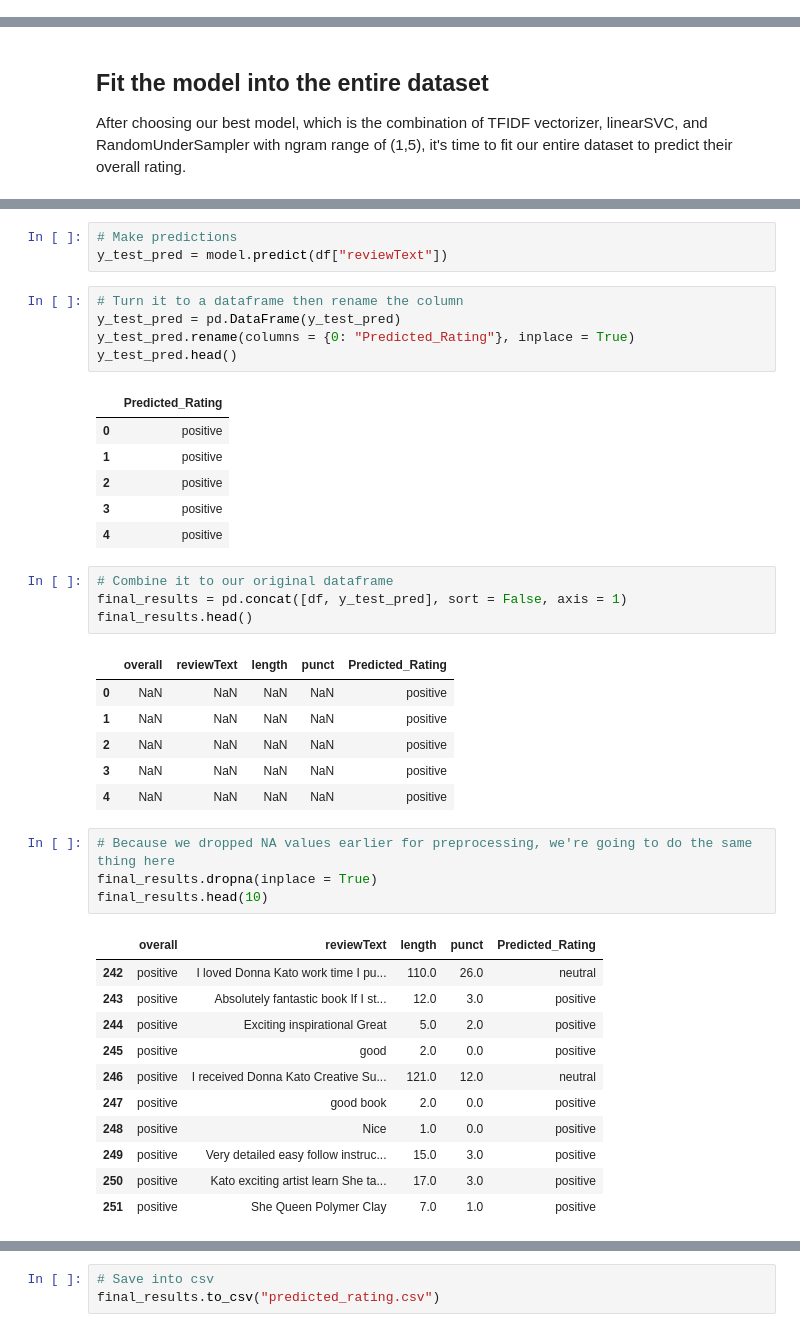
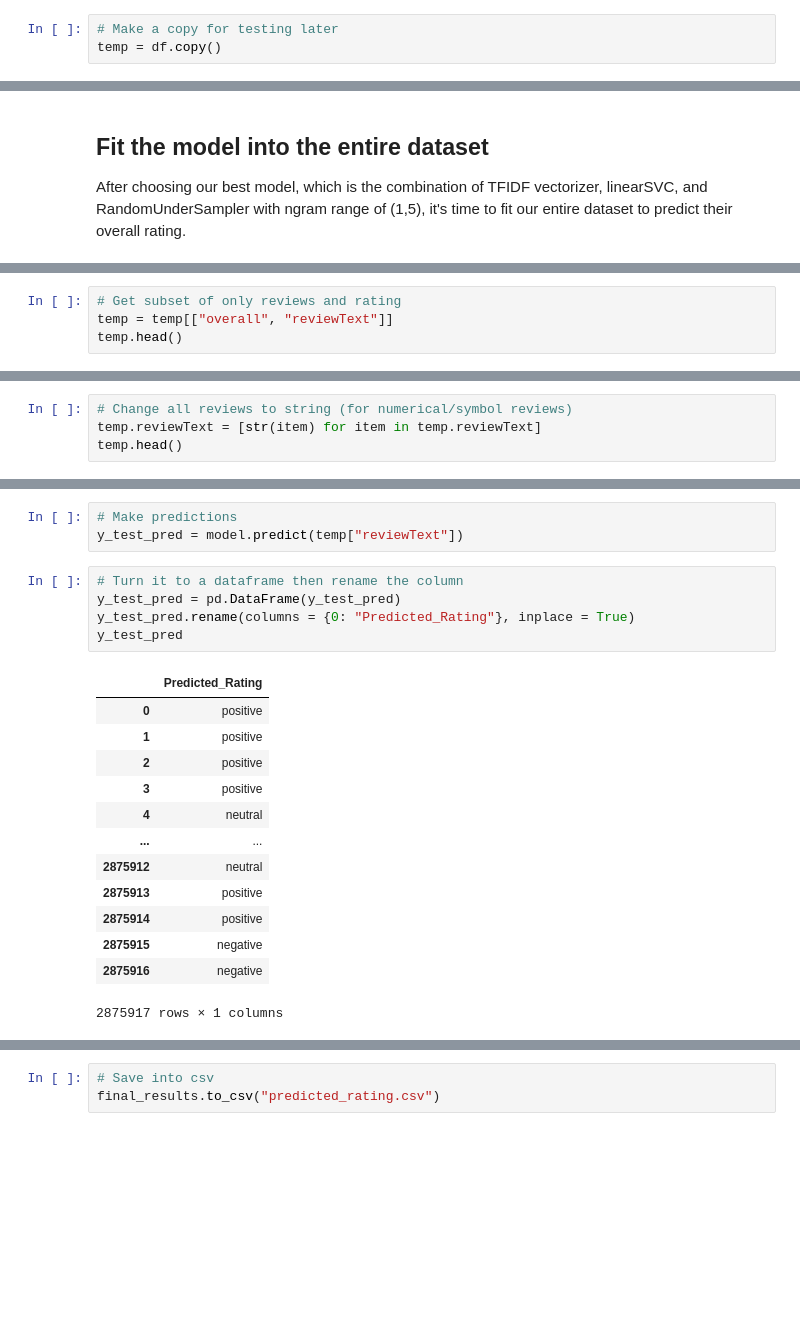
Before and after one commit to nancyletranx3/Amazon-Product-Reviews, a Jupyter notebook: AZ Project.ipynb, the cells around one changed output, grey strips where cells are left out. Drawn from its saved outputs; the diff is of its cells as text; blank space fills up the shorter version.

```diff
--- a/AZ Project.ipynb
+++ b/AZ Project.ipynb
@@ -46,3 +61,6 @@ Name: overall, dtype: int64
+# %%
+# Make a copy for testing later
+temp = df.copy()
 # %%
 # Check if there's any nulls
 df.isnull().sum()
@@ -1273,0 +1430,4 @@ After choosing our best model, which is the combination of TFIDF vectorizer, lin
+# %%
+# Get subset of only reviews and rating
+temp = temp[["overall", "reviewText"]]
+temp.head()
@@ -1273,0 +1441,4 @@ After choosing our best model, which is the combination of TFIDF vectorizer, lin
+# %%
+# Change all reviews to string (for numerical/symbol reviews)
+temp.reviewText = [str(item) for item in temp.reviewText]
+temp.head()
@@ -1274,42 +1452,22 @@ After choosing our best model, which is the combination of TFIDF vectorizer, lin
 # %%
 # Make predictions
-y_test_pred = model.predict(df["reviewText"])
+y_test_pred = model.predict(temp["reviewText"])
 # %%
 # Turn it to a dataframe then rename the column
 y_test_pred = pd.DataFrame(y_test_pred)
 y_test_pred.rename(columns = {0: "Predicted_Rating"}, inplace = True)
-y_test_pred.head()
+y_test_pred
 # %% [output]
 |  | Predicted_Rating |
 | 0 | positive |
 | 1 | positive |
 | 2 | positive |
 | 3 | positive |
-| 4 | positive |
+| 4 | neutral |
+| ... | ... |
+| 2875912 | neutral |
+| 2875913 | positive |
+| 2875914 | positive |
+| 2875915 | negative |
+| 2875916 | negative |
+2875917 rows × 1 columns
-# %%
-# Combine it to our original dataframe
-final_results = pd.concat([df, y_test_pred], sort = False, axis = 1)
-final_results.head()
-# %% [output]
-|  | overall | reviewText | length | punct | Predicted_Rating |
-| 0 | NaN | NaN | NaN | NaN | positive |
-| 1 | NaN | NaN | NaN | NaN | positive |
-| 2 | NaN | NaN | NaN | NaN | positive |
-| 3 | NaN | NaN | NaN | NaN | positive |
-| 4 | NaN | NaN | NaN | NaN | positive |
-# %%
-# Because we dropped NA values earlier for preprocessing, we're going to do the same thing here
-final_results.dropna(inplace = True)
-final_results.head(10)
-# %% [output]
-|  | overall | reviewText | length | punct | Predicted_Rating |
-| 242 | positive | I loved Donna Kato work time I pu... | 110.0 | 26.0 | neutral |
-| 243 | positive | Absolutely fantastic book If I st... | 12.0 | 3.0 | positive |
-| 244 | positive | Exciting inspirational Great | 5.0 | 2.0 | positive |
-| 245 | positive | good | 2.0 | 0.0 | positive |
-| 246 | positive | I received Donna Kato Creative Su... | 121.0 | 12.0 | neutral |
-| 247 | positive | good book | 2.0 | 0.0 | positive |
-| 248 | positive | Nice | 1.0 | 0.0 | positive |
-| 249 | positive | Very detailed easy follow instruc... | 15.0 | 3.0 | positive |
-| 250 | positive | Kato exciting artist learn She ta... | 17.0 | 3.0 | positive |
-| 251 | positive | She Queen Polymer Clay | 7.0 | 1.0 | positive |
```
Also changed, not shown: parts of 40 cells of this notebook.
